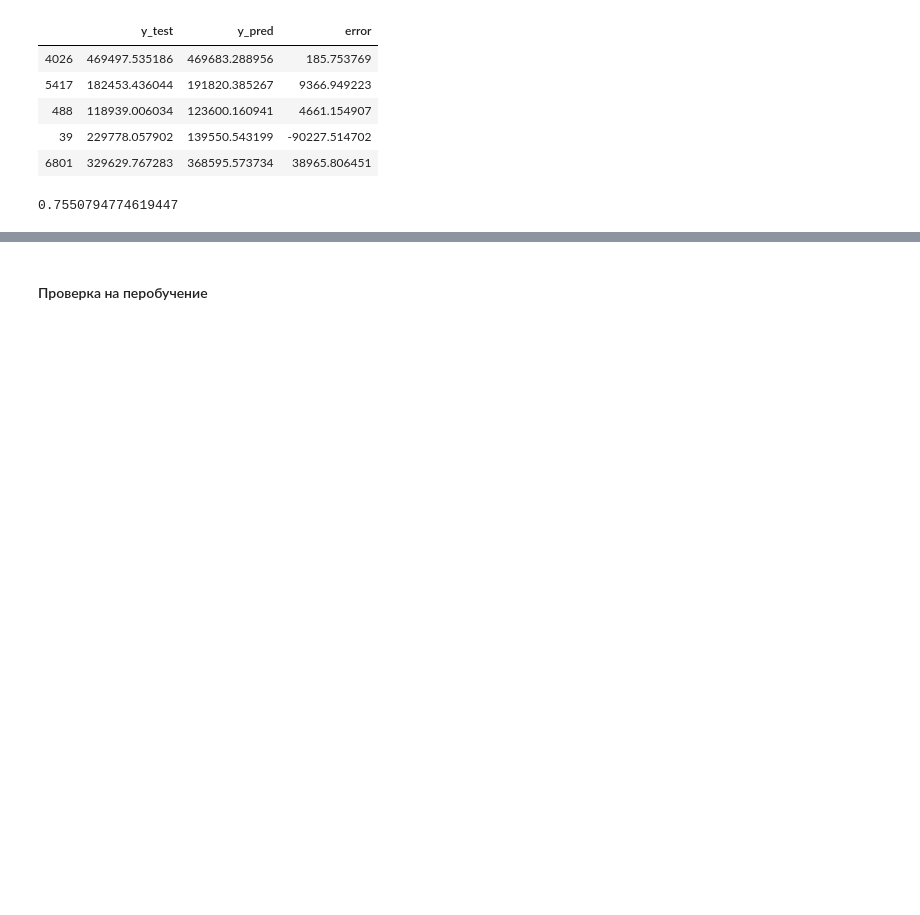
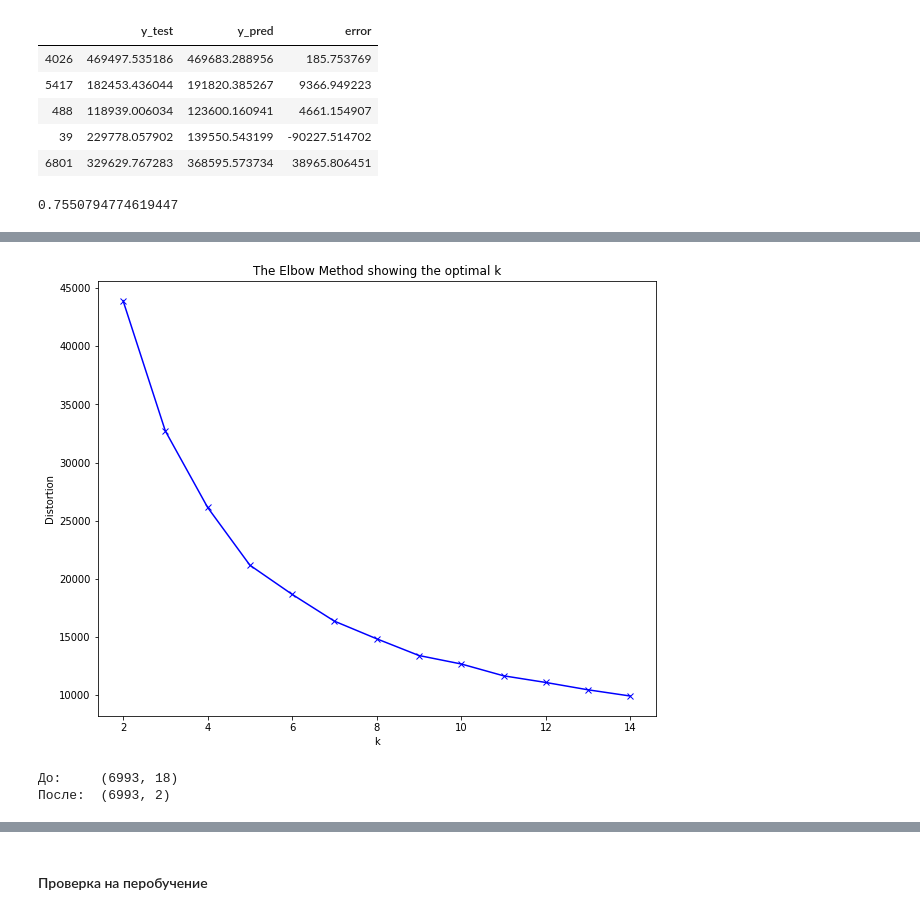
Before and after one commit to comrade747/python, a Jupyter notebook: project_task/ErshovAA_workbook.ipynb, the cells around one changed output, grey strips where cells are left out. Drawn from its saved outputs; the diff is of its cells as text; code cells hidden in the pictures; blank space fills up the shorter version.

```diff
--- a/project_task/ErshovAA_workbook.ipynb
+++ b/project_task/ErshovAA_workbook.ipynb
@@ -120,3 +130,17 @@ def transformCategorialToBinary(dFrame, columnName):
         dFrame.rename(columns={"A": columnName + "A", "B": columnName + "B"}, inplace=True)
         dFrame.drop(columnName, axis=1, inplace=True)
     return dFrame
+# %%
+def apply_elbow_method(X):
+    distortions = []
+    K = range(2,15)
+    for k in K:
+        kmeanModel = KMeans(n_clusters=k, random_state=33).fit(X)
+        distortions.append(sum(np.min(cdist(X, kmeanModel.cluster_centers_, 'euclidean'), axis=1)) / X.shape[0])
+
+    plt.figure(figsize=(10, 8))
+    plt.plot(K, distortions, 'bx-')
+    plt.xlabel('k')
+    plt.ylabel('Distortion')
+    plt.title('The Elbow Method showing the optimal k')
+    plt.show()
@@ -831,3 +886,6 @@ check_test_rfr.head()
 r2_score(check_test_rfr["y_test"], check_test_rfr["y_pred"])
 # %% [output]
 0.7550794774619447
+# %%
+df_features = df.iloc[:, :-1]
+df_features.head()
@@ -833,0 +899,4 @@ r2_score(check_test_rfr["y_test"], check_test_rfr["y_pred"])
+# %%
+apply_elbow_method(df_features)
+# %% [output]
+[figure, added]
@@ -833,0 +907,10 @@ r2_score(check_test_rfr["y_test"], check_test_rfr["y_pred"])
+# %%
+tsne = TSNE(n_components=2, learning_rate=250, random_state=42)
+
+X_train_tsne = tsne.fit_transform(X_train_scaled)
+
+print('До:\t{}'.format(X_train_scaled.shape))
+print('После:\t{}'.format(X_train_tsne.shape))
+# %% [output]
+До:     (6993, 18)
+После:  (6993, 2)
```
Also changed, not shown: parts of 16 cells of this notebook.
